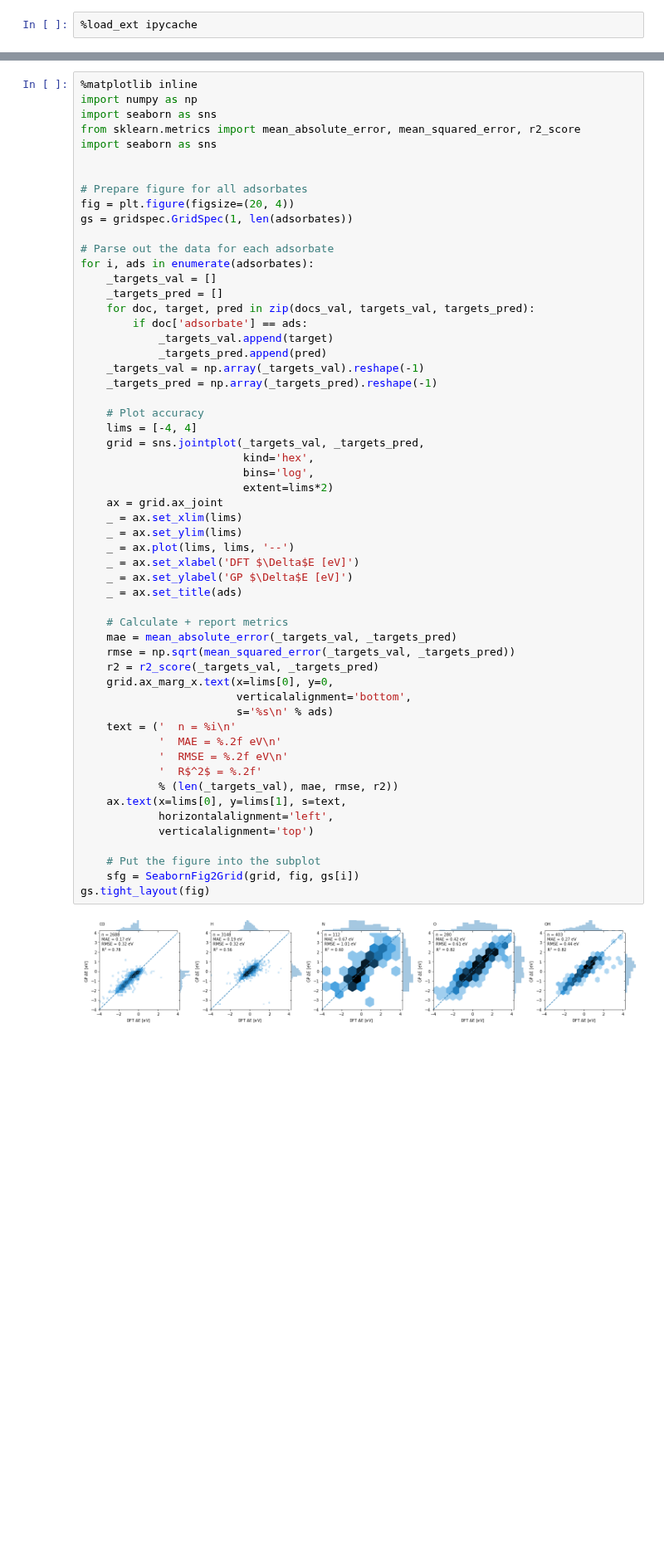
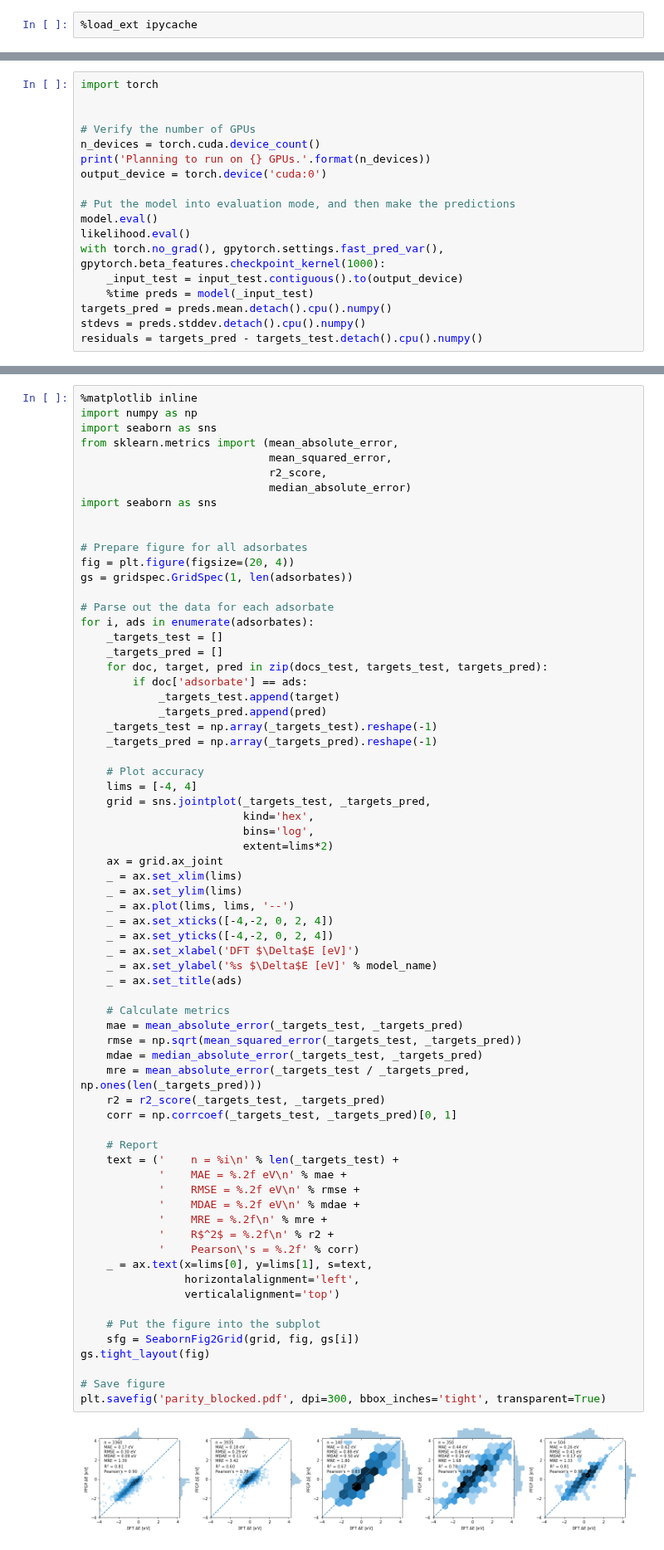
Before and after one commit to ulissigroup/uncertainty_benchmarking, a Jupyter notebook: PFGP/RBF/pfgp_rbf.ipynb, the cells around one changed output, grey strips where cells are left out. Shown at 83% size. Drawn from its saved outputs; the diff is of its cells as text; blank space fills up the shorter version.

```diff
--- a/PFGP/RBF/pfgp_rbf.ipynb
+++ b/PFGP/RBF/pfgp_rbf.ipynb
@@ -439,0 +506,18 @@ _ = ax_sharp.text(x=sharpness, y=ax_sharp.get_ylim()[1],
+# %%
+import torch
+
+
+# Verify the number of GPUs
+n_devices = torch.cuda.device_count()
+print('Planning to run on {} GPUs.'.format(n_devices))
+output_device = torch.device('cuda:0')
+
+# Put the model into evaluation mode, and then make the predictions
+model.eval()
+likelihood.eval()
+with torch.no_grad(), gpytorch.settings.fast_pred_var(), gpytorch.beta_features.checkpoint_kernel(1000):
+    _input_test = input_test.contiguous().to(output_device)
+    %time preds = model(_input_test)
+targets_pred = preds.mean.detach().cpu().numpy()
+stdevs = preds.stddev.detach().cpu().numpy()
+residuals = targets_pred - targets_test.detach().cpu().numpy()
@@ -507,57 +745,69 @@ class SeabornFig2Grid():
 %matplotlib inline
 import numpy as np
 import seaborn as sns
-from sklearn.metrics import mean_absolute_error, mean_squared_error, r2_score
+from sklearn.metrics import (mean_absolute_error,
+                             mean_squared_error,
+                             r2_score,
+                             median_absolute_error)
 import seaborn as sns
 
 
 # Prepare figure for all adsorbates
 fig = plt.figure(figsize=(20, 4))
 gs = gridspec.GridSpec(1, len(adsorbates))
 
 # Parse out the data for each adsorbate
 for i, ads in enumerate(adsorbates):
-    _targets_val = []
+    _targets_test = []
     _targets_pred = []
-    for doc, target, pred in zip(docs_val, targets_val, targets_pred):
+    for doc, target, pred in zip(docs_test, targets_test, targets_pred):
         if doc['adsorbate'] == ads:
-            _targets_val.append(target)
+            _targets_test.append(target)
             _targets_pred.append(pred)
-    _targets_val = np.array(_targets_val).reshape(-1)
+    _targets_test = np.array(_targets_test).reshape(-1)
     _targets_pred = np.array(_targets_pred).reshape(-1)
 
     # Plot accuracy
     lims = [-4, 4]
-    grid = sns.jointplot(_targets_val, _targets_pred,
+    grid = sns.jointplot(_targets_test, _targets_pred,
                          kind='hex',
                          bins='log',
                          extent=lims*2)
     ax = grid.ax_joint
     _ = ax.set_xlim(lims)
     _ = ax.set_ylim(lims)
     _ = ax.plot(lims, lims, '--')
+    _ = ax.set_xticks([-4,-2, 0, 2, 4])
+    _ = ax.set_yticks([-4,-2, 0, 2, 4])
     _ = ax.set_xlabel('DFT $\Delta$E [eV]')
-    _ = ax.set_ylabel('GP $\Delta$E [eV]')
+    _ = ax.set_ylabel('%s $\Delta$E [eV]' % model_name)
     _ = ax.set_title(ads)
 
-    # Calculate + report metrics
-    mae = mean_absolute_error(_targets_val, _targets_pred)
-    rmse = np.sqrt(mean_squared_error(_targets_val, _targets_pred))
-    r2 = r2_score(_targets_val, _targets_pred)
-    grid.ax_marg_x.text(x=lims[0], y=0,
-                        verticalalignment='bottom',
-                        s='%s\n' % ads)
-    text = ('  n = %i\n'
-            '  MAE = %.2f eV\n'
-            '  RMSE = %.2f eV\n'
-            '  R$^2$ = %.2f'
-            % (len(_targets_val), mae, rmse, r2))
-    ax.text(x=lims[0], y=lims[1], s=text,
-            horizontalalignment='left',
-            verticalalignment='top')
+    # Calculate metrics
+    mae = mean_absolute_error(_targets_test, _targets_pred)
+    rmse = np.sqrt(mean_squared_error(_targets_test, _targets_pred))
+    mdae = median_absolute_error(_targets_test, _targets_pred)
+    mre = mean_absolute_error(_targets_test / _targets_pred, np.ones(len(_targets_pred)))
+    r2 = r2_score(_targets_test, _targets_pred)
+    corr = np.corrcoef(_targets_test, _targets_pred)[0, 1]
+
+    # Report
+    text = ('    n = %i\n' % len(_targets_test) +
+            '    MAE = %.2f eV\n' % mae +
+            '    RMSE = %.2f eV\n' % rmse +
+            '    MDAE = %.2f eV\n' % mdae +
+            '    MRE = %.2f\n' % mre +
+            '    R$^2$ = %.2f\n' % r2 +
+            '    Pearson\'s = %.2f' % corr)
+    _ = ax.text(x=lims[0], y=lims[1], s=text,
+                horizontalalignment='left',
+                verticalalignment='top')
 
     # Put the figure into the subplot
     sfg = SeabornFig2Grid(grid, fig, gs[i])
 gs.tight_layout(fig)
+
+# Save figure
+plt.savefig('parity_blocked.pdf', dpi=300, bbox_inches='tight', transparent=True)
 # %% [output]
-[figure, old version]
+[figure, new version]
```
Also changed, not shown: parts of 20 cells of this notebook, 9 other files.
